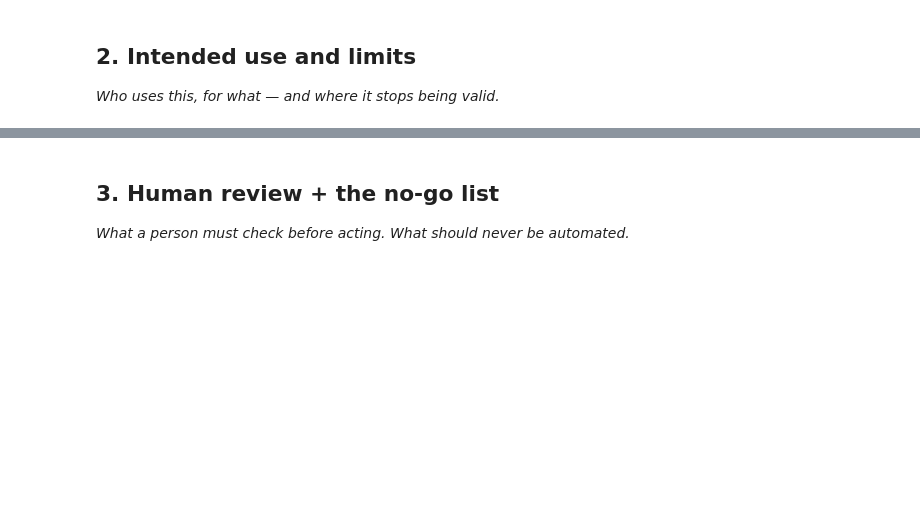
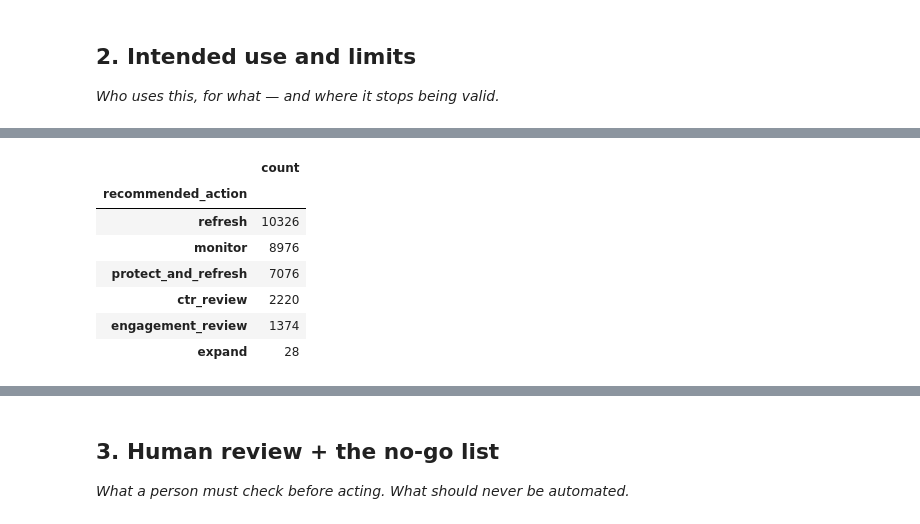
Before and after one commit to Nayab-khalid/FlyRank-AI-Internship, a Jupyter notebook: work/notebooks/w07_action_playbook.ipynb, the cells around one changed output, grey strips where cells are left out. Cells and saved outputs as stored; diff of their text form; code cells hidden in the pictures; blank space fills up the shorter version.

```diff
--- a/work/notebooks/w07_action_playbook.ipynb
+++ b/work/notebooks/w07_action_playbook.ipynb
@@ -22,0 +567,92 @@ This skeleton is yours to fill. Work the sections **in order** — each one has
+# %%
+# ============================================================
+# 2. INTENDED USE AND LIMITS
+# ============================================================
+
+# REASONING:
+# This playbook is for SEO/content reviewers who need to decide
+# which pages should be reviewed first when review capacity is limited.
+#
+# The output provides:
+# 1. A ranked queue.
+# 2. A suggested action.
+# 3. Reason codes explaining the recommendation.
+# 4. A confidence level.
+#
+# The system is decision-support only.
+#
+# It does NOT guarantee that a page will recover after editing.
+# It does NOT prove that freshness or any other signal causes growth.
+#
+# Main limitations:
+# - The available data is observational.
+# - The starter decline label is a current-window proxy.
+# - Seasonality can resemble content decline.
+# - Traffic can move because of consolidation or cannibalization.
+# - Low-volume CTR and engagement measurements can be noisy.
+# - The documented model result is from the anonymized starter slice.
+# - Results should be revalidated on future data before production use.
+#
+# The correct question is:
+# "Which page should a human review first?"
+#
+# The incorrect question is:
+# "Which page will definitely recover if we edit it?"
+#
+# ARCHETYPE -> ACTION:
+#
+# Champions:
+# Protect and monitor.
+#
+# Rising stars:
+# Support and monitor.
+#
+# Hidden gems:
+# Improve.
+#
+# Stale visible pages:
+# Refresh.
+#
+# Weak/no-demand pages:
+# Monitor or review carefully before pruning.
+#
+# Engagement-problem pages:
+# Engagement review.
+#
+# Cannibalization-risk pages:
+# Consolidation review.
+#
+# These archetypes are a decision lens, not ground-truth labels.
+#
+# COST / VALUE:
+#
+# Pages with meaningful existing demand receive higher attention because
+# successful improvement may have more measurable value.
+#
+# Clicks multiplied by CPC can be used as a click-equivalent value proxy
+# where CPC and click data are available.
+#
+# This is NOT booked revenue and should not be described as revenue.
+#
+# The playbook therefore prioritizes observable opportunity while keeping
+# the final decision with a human reviewer.
+
+
+print("INTENDED USE:")
+print("Human-reviewed content prioritization.")
+
+print("\nQUEUE SIZE:")
+print(len(queue))
+
+print("\nRECOMMENDED ACTIONS:")
+display(
+    queue["recommended_action"].value_counts()
+)
+
+print("\nCONFIDENCE LEVELS:")
+display(
+    queue["confidence"].value_counts()
+)
+
+print("\nINTENDED USE AND LIMITS CHECK: PASS")
+# %% [output]
@@ -22,0 +666,8 @@ This skeleton is yours to fill. Work the sections **in order** — each one has
+|  | count |
+| recommended_action |  |
+| refresh | 10326 |
+| monitor | 8976 |
+| protect_and_refresh | 7076 |
+| ctr_review | 2220 |
+| engagement_review | 1374 |
+| expand | 28 |
```
Also changed, not shown: parts of 11 cells of this notebook.
